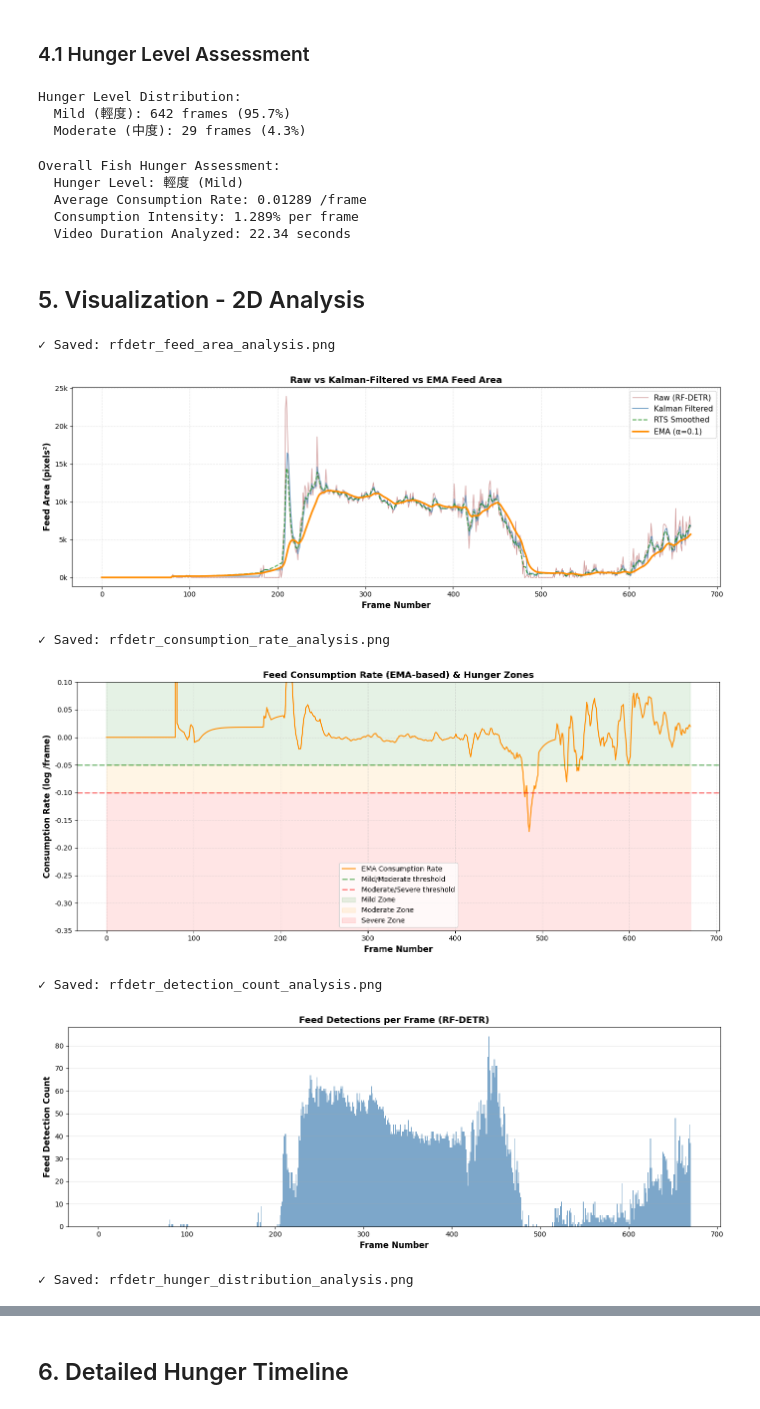
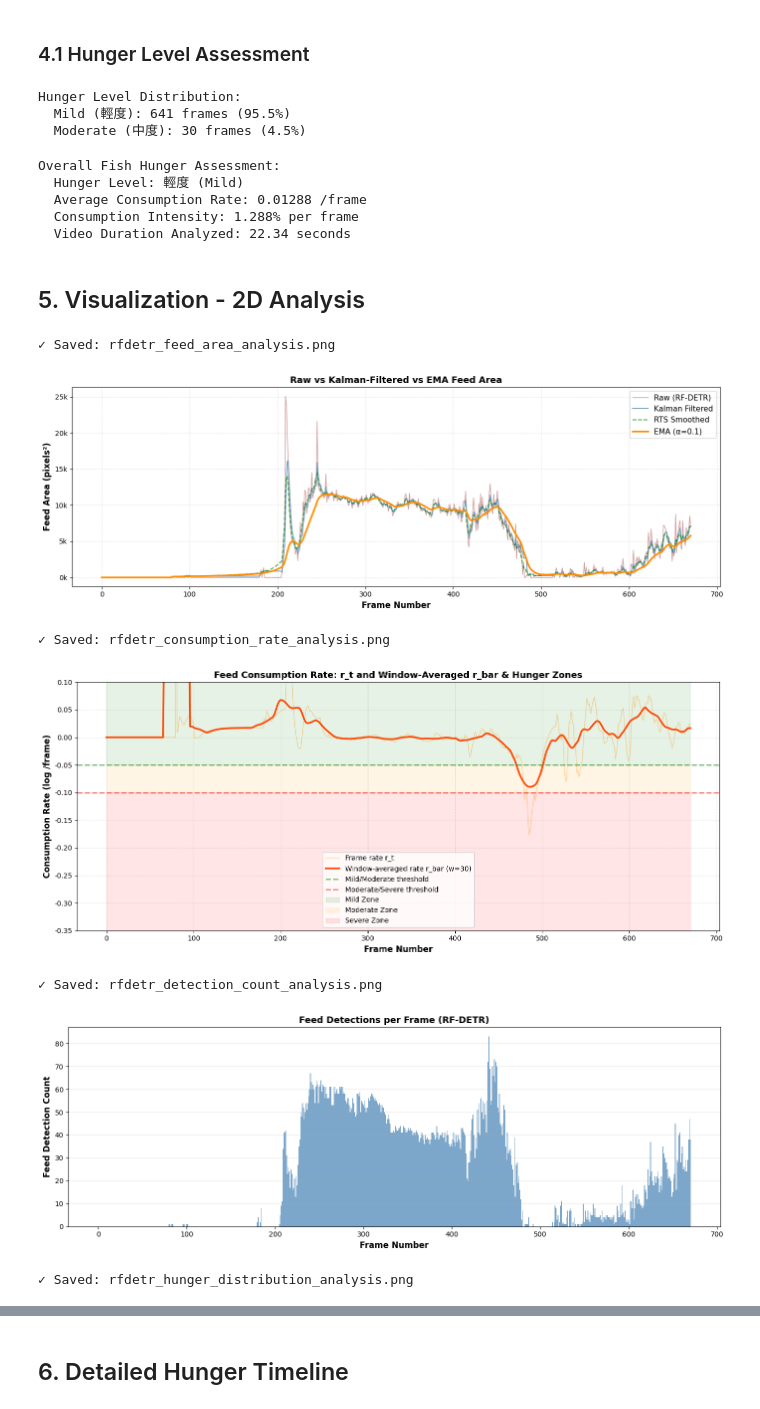
Before and after one commit to CliffyangZ/Optimal-Control-For-Aquaculture, a Jupyter notebook: notebooks/rfdetr_inference.ipynb, the cells around one changed output, grey strips where cells are left out. Drawn from its saved outputs; the diff is of its cells as text; code cells hidden in the pictures.

```diff
--- a/notebooks/rfdetr_inference.ipynb
+++ b/notebooks/rfdetr_inference.ipynb
@@ -252,9 +252,24 @@ smoothed_areas = np.array(smoothed_areas)
 timestamps = np.array(timestamps)
 detection_counts = np.array(detection_counts)
 
-# Calculate consumption rate from EMA log values (simple diff, no log(0) risk)
+# Calculate frame-wise consumption rate from EMA log values.
+# r_t = log(a_tilde_t) - log(a_tilde_{t-1})
 consumption_rate_log = np.diff(ema_log_areas, prepend=ema_log_areas[0])
 consumption_rate_pct = consumption_rate_log * 100
+
+# Calculate centered window average used for hunger-level assessment.
+# r_bar_t = mean(r_i) over the local window.
+RATE_WINDOW = 30
+
+def centered_window_average(values, window):
+    half_window = window // 2
+    return np.array([
+        np.mean(values[max(0, i - half_window):min(len(values), i + half_window + (window % 2))])
+        for i in range(len(values))
+    ])
+
+consumption_rate_log_avg = centered_window_average(consumption_rate_log, RATE_WINDOW)
+consumption_rate_avg_pct = consumption_rate_log_avg * 100
 
 print('Feed Area Statistics:')
 print(f'  Raw min/max:     {feed_areas_raw.min():.0f} / {feed_areas_raw.max():.0f} pixels²')
@@ -262,10 +277,16 @@ print(f'  Kalman Filtered: {feed_areas_filtered.min():.0f} / {feed_areas_filtere
 print(f'  RTS Smoothed:    {smoothed_areas.min():.0f} / {smoothed_areas.max():.0f} pixels²')
 print(f'  EMA:             {ema_areas.min():.0f} / {ema_areas.max():.0f} pixels²')
 
-print('\nConsumption Rate Statistics (from EMA):')
+print('\nConsumption Rate Statistics (r_t from EMA):')
 print(f'  Mean: {consumption_rate_log.mean():.5f} /frame (≈ {consumption_rate_log.mean()*100:.2f}%/frame)')
 print(f'  Std:  {consumption_rate_log.std():.5f}')
 print(f'  Min:  {consumption_rate_log.min():.5f} (fastest consumption)')
 print(f'  Max:  {consumption_rate_log.max():.5f} (fastest growth)')
+
+print(f'\nWindow-averaged Consumption Rate (r_bar, w={RATE_WINDOW}):')
+print(f'  Mean: {consumption_rate_log_avg.mean():.5f} /frame (≈ {consumption_rate_log_avg.mean()*100:.2f}%/frame)')
+print(f'  Std:  {consumption_rate_log_avg.std():.5f}')
+print(f'  Min:  {consumption_rate_log_avg.min():.5f} (fastest consumption)')
+print(f'  Max:  {consumption_rate_log_avg.max():.5f} (fastest growth)')
 # %% [output]
 Feed Area Statistics:
@@ -282,7 +309,7 @@ Consumption Rate Statistics (from EMA):
 # %% [markdown]
 ### 4.1 Hunger Level Assessment
 # %%
-def assess_hunger_level(consumption_rate_log, reference_window=30):
+def assess_hunger_level(consumption_rate_log_avg):
     """
     Assess fish hunger level based on feed consumption rate.
 
@@ -293,11 +320,7 @@ def assess_hunger_level(consumption_rate_log, reference_window=30):
     """
     hunger_labels = []
 
-    for i in range(len(consumption_rate_log)):
-        start = max(0, i - reference_window // 2)
-        end = min(len(consumption_rate_log), i + reference_window // 2)
-        local_rate = np.mean(consumption_rate_log[start:end])
-
+    for local_rate in consumption_rate_log_avg:
         if local_rate > -0.05:
             hunger_labels.append('Mild (輕度)')
         elif local_rate > -0.1:
@@ -307,7 +330,7 @@ def assess_hunger_level(consumption_rate_log, reference_window=30):
 
     return hunger_labels
 
-hunger_levels = assess_hunger_level(consumption_rate_log, reference_window=30)
+hunger_levels = assess_hunger_level(consumption_rate_log_avg)
 
 hunger_counts = {}
 for level in hunger_levels:
@@ -319,11 +342,11 @@ for level, count in sorted(hunger_counts.items(), key=lambda x: -x[1]):
     print(f'  {level}: {count} frames ({pct:.1f}%)')
 # %% [output]
 Hunger Level Distribution:
-  Mild (輕度): 642 frames (95.7%)
-  Moderate (中度): 29 frames (4.3%)
+  Mild (輕度): 641 frames (95.5%)
+  Moderate (中度): 30 frames (4.5%)
 # %%
 # Overall hunger assessment
-overall_consumption = np.mean(consumption_rate_log)
+overall_consumption = np.mean(consumption_rate_log_avg)
 
 if overall_consumption > -0.05:
     overall_hunger = '輕度 (Mild)'
@@ -343,8 +366,8 @@ print(f'  Video Duration Analyzed: {timestamps[-1]:.2f} seconds')
 # %% [output]
 Overall Fish Hunger Assessment:
   Hunger Level: 輕度 (Mild)
-  Average Consumption Rate: 0.01289 /frame
-  Consumption Intensity: 1.289% per frame
+  Average Consumption Rate: 0.01288 /frame
+  Consumption Intensity: 1.288% per frame
   Video Duration Analyzed: 22.34 seconds
 # %% [markdown]
 ## 5. Visualization - 2D Analysis
@@ -373,7 +396,9 @@ plt.show()
 # ===== Plot 2: Consumption Rate (from EMA) with Hunger Bands =====
 fig2, ax2 = plt.subplots(figsize=(14, 6))
 ax2.plot(frame_numbers, consumption_rate_log,
-         color='darkorange', linewidth=1.5, label='EMA Consumption Rate')
+         color='darkorange', linewidth=1.0, alpha=0.35, label='Frame rate r_t')
+ax2.plot(frame_numbers, consumption_rate_log_avg,
+         color='orangered', linewidth=2.5, label=f'Window-averaged rate r_bar (w={RATE_WINDOW})')
 ax2.axhline(y=-0.05, color='green', linestyle='--', linewidth=2, alpha=0.5, label='Mild/Moderate threshold')
 ax2.axhline(y=-0.1, color='red', linestyle='--', linewidth=2, alpha=0.5, label='Moderate/Severe threshold')
 ax2.fill_between(frame_numbers, -0.05, 0.5, alpha=0.1, color='green', label='Mild Zone')
@@ -381,7 +406,7 @@ ax2.fill_between(frame_numbers, -0.1, -0.05, alpha=0.1, color='orange', label='M
 ax2.fill_between(frame_numbers, -0.5, -0.1, alpha=0.1, color='red', label='Severe Zone')
 ax2.set_xlabel('Frame Number', fontsize=12, fontweight='bold')
 ax2.set_ylabel('Consumption Rate (log /frame)', fontsize=12, fontweight='bold')
-ax2.set_title('Feed Consumption Rate (EMA-based) & Hunger Zones', fontsize=13, fontweight='bold')
+ax2.set_title('Feed Consumption Rate: r_t and Window-Averaged r_bar & Hunger Zones', fontsize=13, fontweight='bold')
 ax2.legend(fontsize=10, loc='best')
 ax2.grid(True, alpha=0.3, linestyle='--')
 ax2.set_ylim([-0.35, 0.1])
@@ -397,37 +422,37 @@ ax3.set_xlabel('Frame Number', fontsize=12, fontweight='bold')
 ax3.set_ylabel('Feed Detection Count', fontsize=12, fontweight='bold')
 ax3.set_title('Feed Detections per Frame (RF-DETR)', fontsize=13, fontweight='bold')
 ax3.grid(True, alpha=0.3, axis='y')
 plt.tight_layout()
 plt.savefig('rfdetr_detection_count_analysis.png', dpi=150, bbox_inches='tight')
 print('✓ Saved: rfdetr_detection_count_analysis.png')
 plt.show()
 
 # ===== Plot 4: Hunger Level Distribution =====
 fig4, ax4 = plt.subplots(figsize=(10, 6))
 hunger_level_names = list(hunger_counts.keys())
 hunger_level_counts = list(hunger_counts.values())
 colors_map = {'Mild (輕度)': 'green', 'Moderate (中度)': 'orange', 'Severe (重度)': 'red'}
 colors = [colors_map.get(level, 'gray') for level in hunger_level_names]
 bars = ax4.bar(hunger_level_names, hunger_level_counts, color=colors, alpha=0.8)
 ax4.set_ylabel('Frame Count', fontsize=12, fontweight='bold')
 ax4.set_title('Fish Hunger Level Distribution', fontsize=13, fontweight='bold')
 ax4.grid(True, alpha=0.3, axis='y')
 for bar, count in zip(bars, hunger_level_counts):
     height = bar.get_height()
     ax4.text(bar.get_x() + bar.get_width()/2., height,
              f'{int(count)}\n({count/len(hunger_levels)*100:.1f}%)',
              ha='center', va='bottom', fontsize=11, fontweight='bold')
 plt.tight_layout()
 plt.savefig('rfdetr_hunger_distribution_analysis.png', dpi=150, bbox_inches='tight')
 print('✓ Saved: rfdetr_hunger_distribution_analysis.png')
 plt.show()
 # %% [output]
 ✓ Saved: rfdetr_feed_area_analysis.png
-[figure, old version]
+[figure, new version]
 ✓ Saved: rfdetr_consumption_rate_analysis.png
-[figure, old version]
+[figure, new version]
 ✓ Saved: rfdetr_detection_count_analysis.png
-[figure, old version]
+[figure, new version]
 ✓ Saved: rfdetr_hunger_distribution_analysis.png
 UserWarning: Glyph 36629 (\N{CJK UNIFIED IDEOGRAPH-8F15}) missing from font(s) DejaVu Sans.
 UserWarning: Glyph 24230 (\N{CJK UNIFIED IDEOGRAPH-5EA6}) missing from font(s) DejaVu Sans.
```
Also changed, not shown: parts of 9 cells of this notebook, 27 other files.
